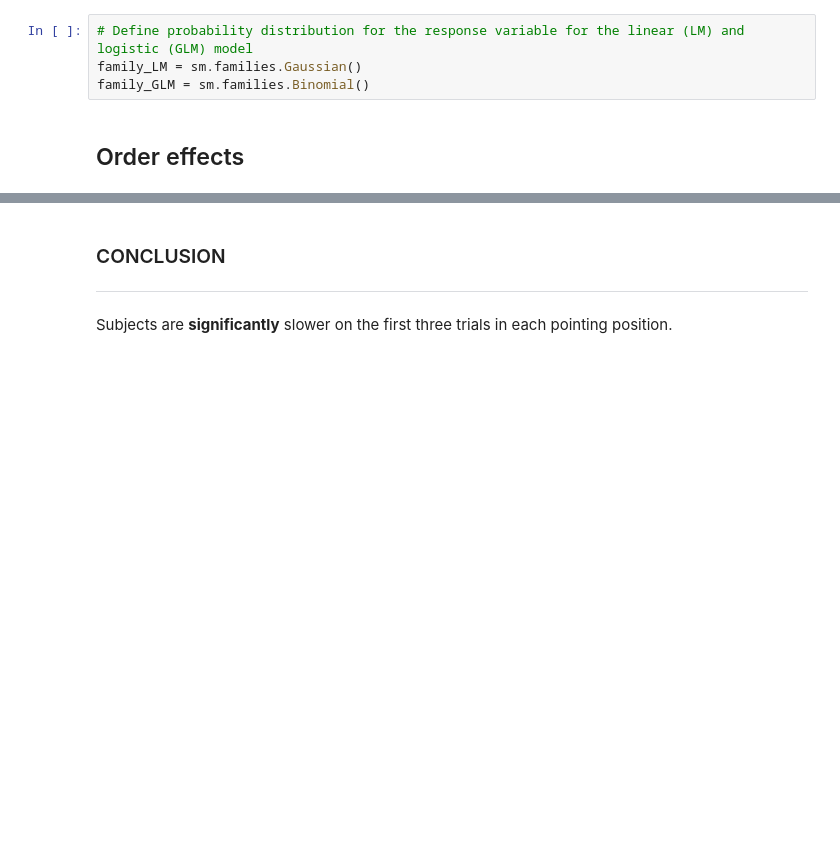
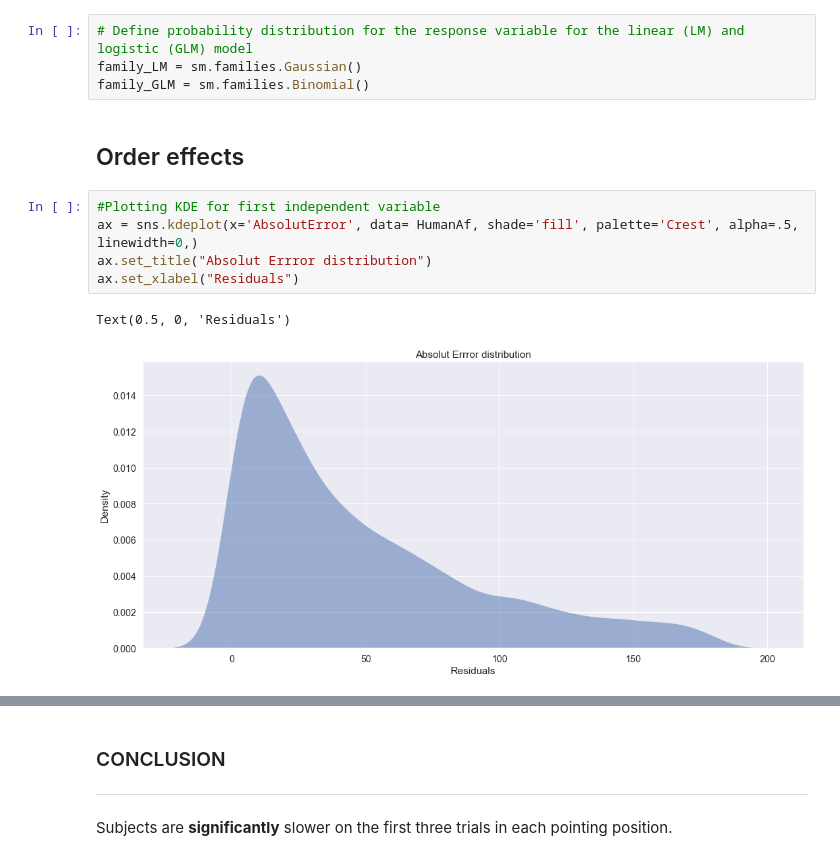
Before and after one commit to tracysanchez/Human_Agents_Impact_Nav, a Jupyter notebook: Joining_FinalData/3_Statistical_Analysis.ipynb, the cells around one changed output, grey strips where cells are left out. Drawn from its saved outputs; the diff is of its cells as text; blank space fills up the shorter version.

```diff
--- a/Joining_FinalData/3_Statistical_Analysis.ipynb
+++ b/Joining_FinalData/3_Statistical_Analysis.ipynb
@@ -17,3 +18,11 @@ family_LM = sm.families.Gaussian()
 family_GLM = sm.families.Binomial()
 # %% [markdown]
 ## Order effects
+# %%
+#Plotting KDE for first independent variable
+ax = sns.kdeplot(x='AbsolutError', data= HumanAf, shade='fill', palette='Crest', alpha=.5, linewidth=0,)
+ax.set_title("Absolut Errror distribution")
+ax.set_xlabel("Residuals")
+# %% [output]
+Text(0.5, 0, 'Residuals')
+[figure, added]
```
Also changed, not shown: parts of 33 cells of this notebook, 15 other files.
